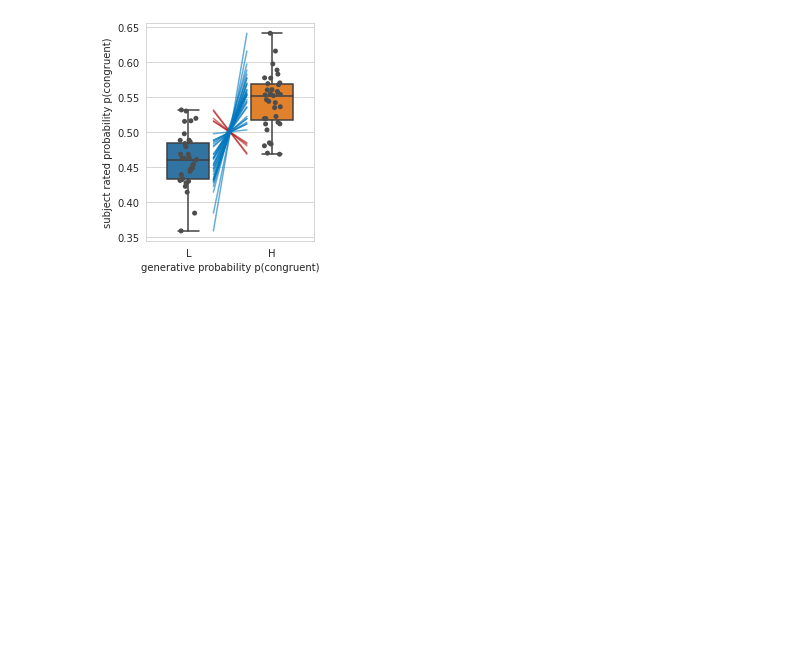
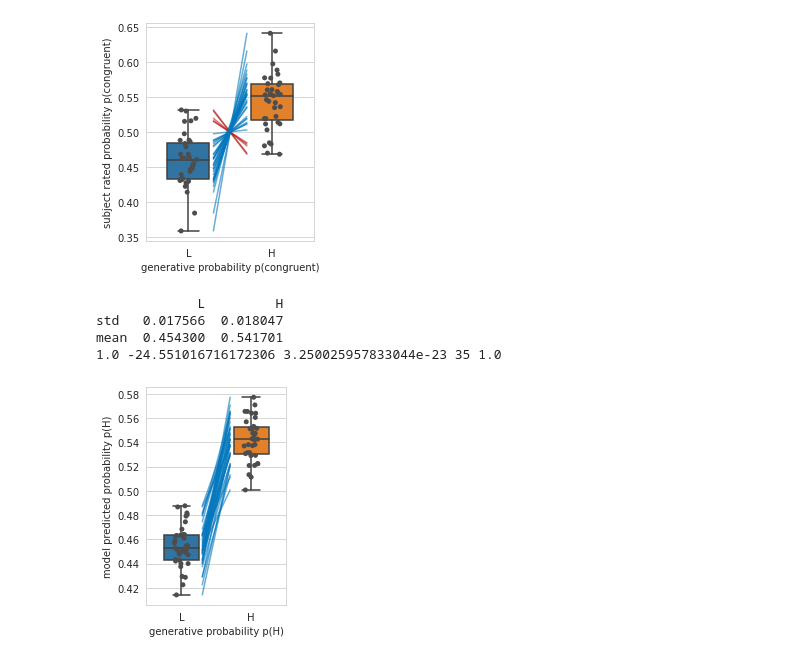
Before and after one commit to syzhang/tsl_hbi, a Jupyter notebook: model_gen/plot_params_hl.ipynb, the cells around one changed output. Cells and saved outputs as stored; diff of their text form; code cells hidden in the pictures; blank space fills up the shorter version.

```diff
--- a/model_gen/plot_params_hl.ipynb
+++ b/model_gen/plot_params_hl.ipynb
@@ -170,0 +254,9 @@ std   0.038750  0.040460
+# %%
+plot_bins_genmod(df_gm, sj_idx=None, cut_num=2)
+plt.savefig('./figs/genmod_h_2bins_fmri.png', bbox_inches='tight')
+# %% [output]
+             L         H
+std   0.017566  0.018047
+mean  0.454300  0.541701
+1.0 -24.551016716172306 3.250025957833044e-23 35 1.0
+[figure, added]
```
Also changed, not shown: parts of 15 cells of this notebook, 6 other files.
